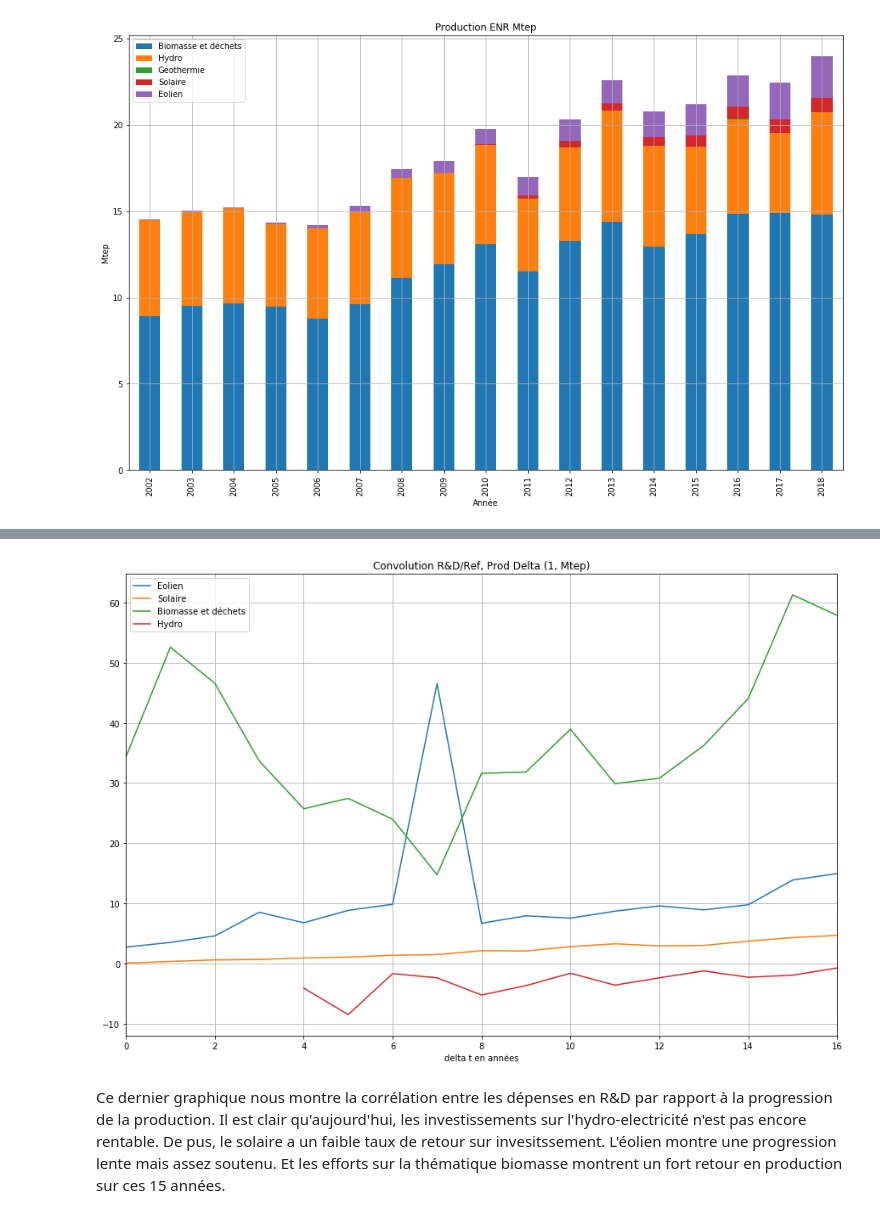
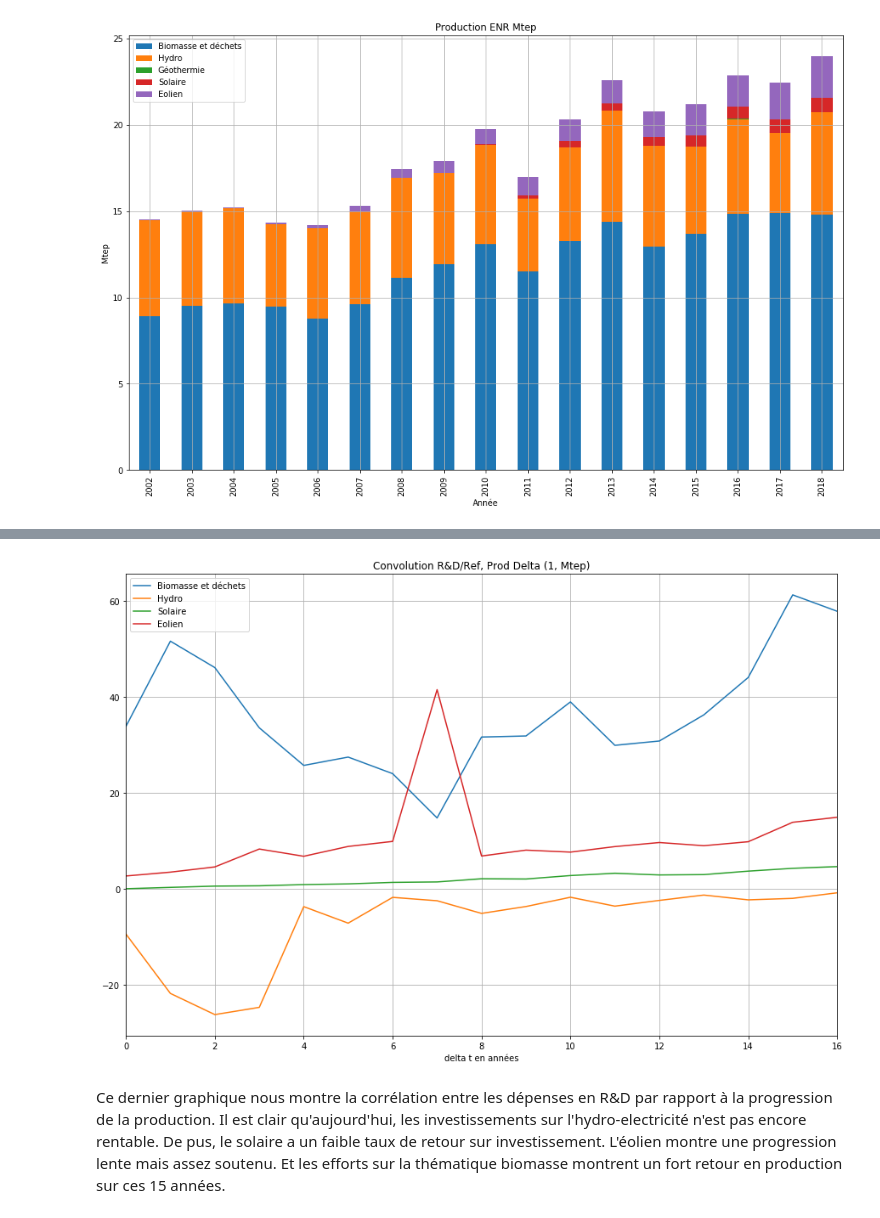
Before and after one commit to ms2020bgd/Thomas_Mensch, a Jupyter notebook: INFMDI721/hackathon/hackathon_Energie.ipynb, the cells around one changed output, grey strips where cells are left out. Cells and saved outputs as stored; diff of their text form; code cells hidden in the pictures.

```diff
--- a/INFMDI721/hackathon/hackathon_Energie.ipynb
+++ b/INFMDI721/hackathon/hackathon_Energie.ipynb
@@ -419,6 +403,5 @@ ax.grid()
 # %%
-i = 0
-valRD = dfSelectionRD.values
+valRD = dfSelectionRD.values + 0.1
 valProd = dfSelectionProd.values - refProd
 n = valRD.shape[0]
 p = valRD.shape[1]
@@ -426,3 +409,4 @@ d = n
 correlateAbs = np.ones((d, p))
 for i in range(p):
     correlateAbs[:, i] = np.convolve(valRD[:, i], valProd[:, i], mode='same')
+correlateAbs = correlateAbs / valRD
@@ -432,14 +413,13 @@ dd[np.isinf(dd)] = np.nan
 # %%
-dfCorrelateAbs = pd.DataFrame(dd)
+dfCorrelateAbs = pd.DataFrame(correlateAbs)
 dfCorrelateAbs.columns = dfProdIndice2002.columns
 # %%
 fig, ax = plt.subplots(1, 1, figsize=(15, 10))
-dfCorrelateAbs[['Eolien',  'Solaire',
-                'Biomasse et déchets', 'Hydro']].plot(ax=ax)
+dfCorrelateAbs.plot(ax=ax)
 ax.set_title('Convolution R&D/Ref, Prod Delta (1, Mtep)')
 ax.set_xlabel('delta t en années')
 ax.grid()
 # %% [output]
-[figure, old version]
+[figure, new version]
 # %% [markdown]
-Ce dernier graphique nous montre la corrélation entre les dépenses en R&D par rapport à la progression de la production. Il est clair qu'aujourd'hui, les investissements sur l'hydro-electricité n'est pas encore rentable. De pus, le solaire a un faible taux de retour sur invesitssement. L'éolien montre une progression lente mais assez soutenu. Et les efforts sur la thématique biomasse montrent un fort retour en production sur ces 15 années.
+Ce dernier graphique nous montre la corrélation entre les dépenses en R&D par rapport à la progression de la production. Il est clair qu'aujourd'hui, les investissements sur l'hydro-electricité n'est pas encore rentable. De pus, le solaire a un faible taux de retour sur investissement. L'éolien montre une progression lente mais assez soutenu. Et les efforts sur la thématique biomasse montrent un fort retour en production sur ces 15 années.
```
Also changed, not shown: parts of 19 cells of this notebook.
